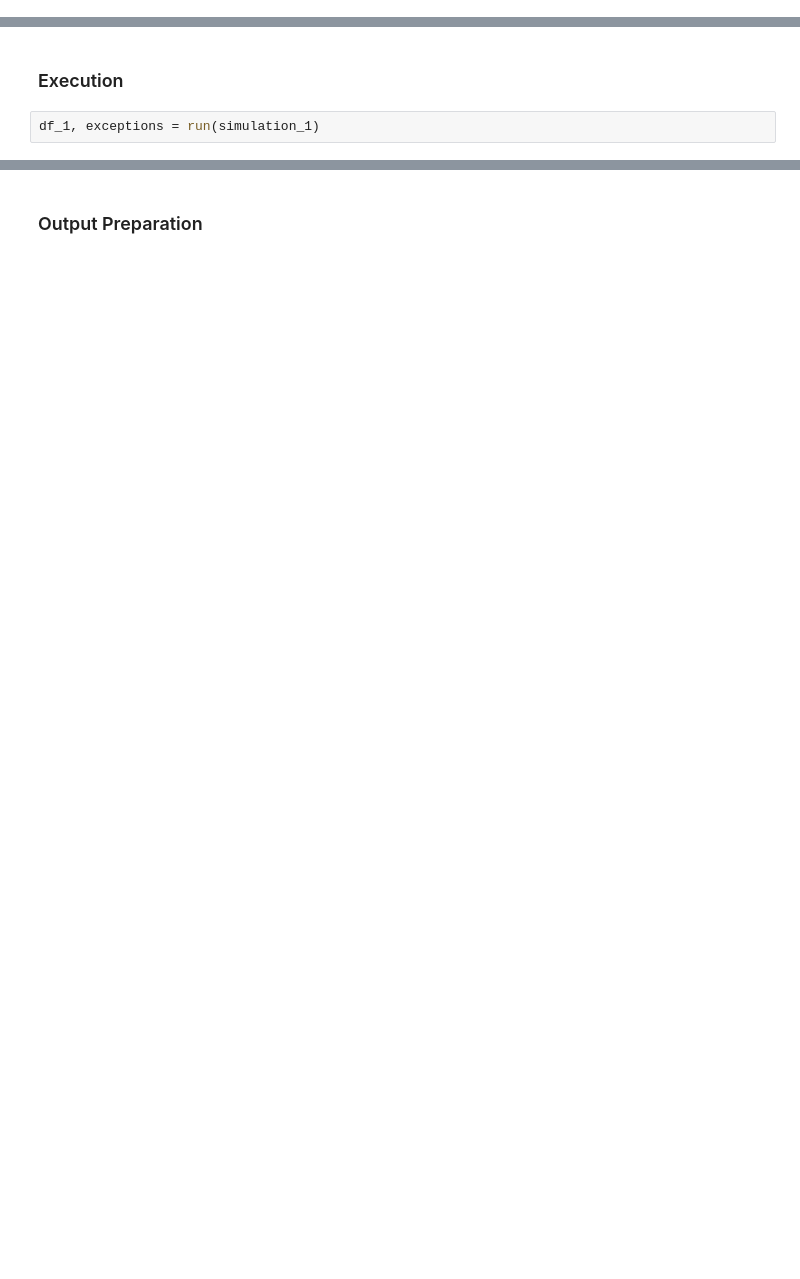
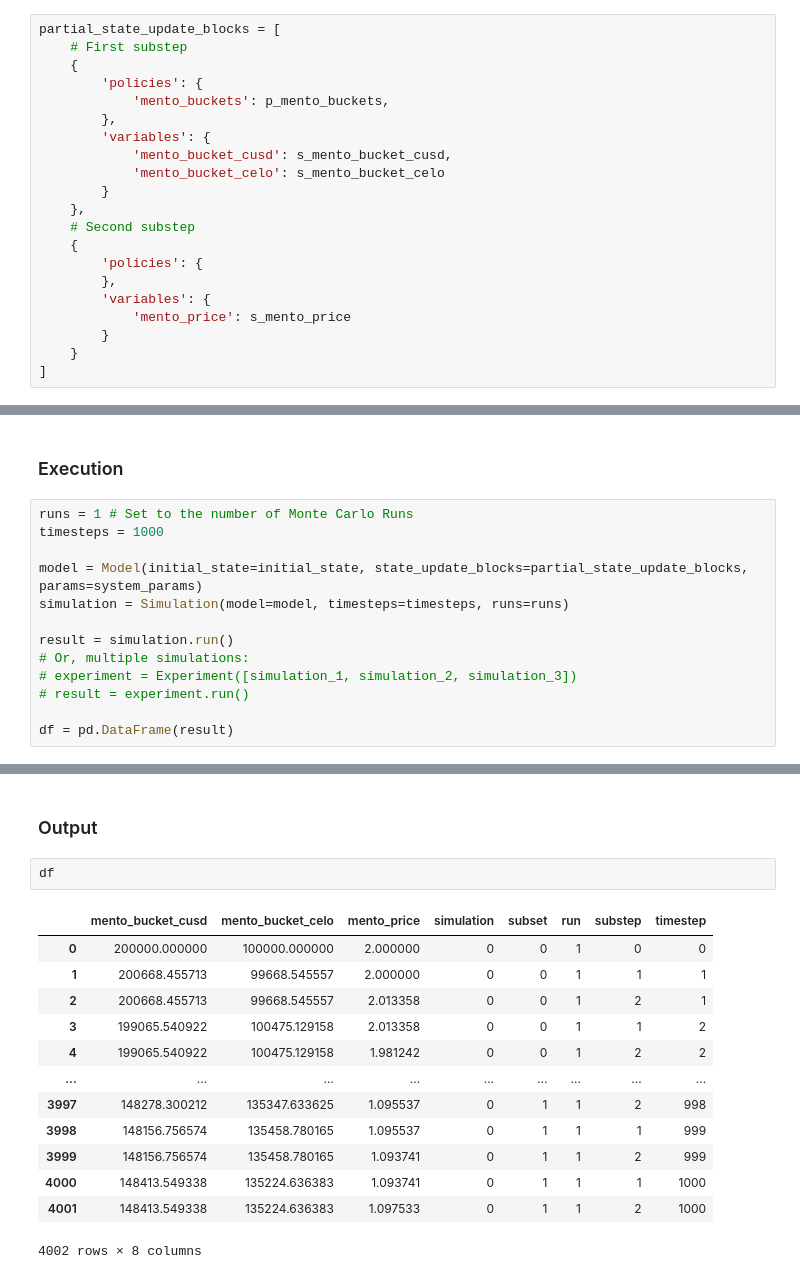
Before and after one commit to celo-org/mento2-model, a Jupyter notebook: experiments/notebooks/1_mento1_model_validation.ipynb, the cells around one changed output, grey strips where cells are left out. Drawn from its saved outputs; the diff is of its cells as text; blank space fills up the shorter version.

Commit message:
Random trading with Mento, no bucket updates, no oracles...

```diff
--- a/experiments/notebooks/1_mento1_model_validation.ipynb
+++ b/experiments/notebooks/1_mento1_model_validation.ipynb
@@ -112,0 +114,21 @@ simulation_1.model.params.update(parameter_overrides)
+# %%
+partial_state_update_blocks = [
+    # First substep
+    {
+        'policies': {
+            'mento_buckets': p_mento_buckets,
+        },
+        'variables': {
+            'mento_bucket_cusd': s_mento_bucket_cusd,
+            'mento_bucket_celo': s_mento_bucket_celo
+        }
+    },
+    # Second substep
+    {
+        'policies': {
+        },
+        'variables': {
+            'mento_price': s_mento_price
+        }
+    }
+]
@@ -113,4 +137,15 @@ simulation_1.model.params.update(parameter_overrides)
 # %% [markdown]
 ### Execution
 # %%
-df_1, exceptions = run(simulation_1)
+runs = 1 # Set to the number of Monte Carlo Runs
+timesteps = 1000
+
+model = Model(initial_state=initial_state, state_update_blocks=partial_state_update_blocks, params=system_params)
+simulation = Simulation(model=model, timesteps=timesteps, runs=runs)
+
+result = simulation.run()
+# Or, multiple simulations:
+# experiment = Experiment([simulation_1, simulation_2, simulation_3])
+# result = experiment.run()
+
+df = pd.DataFrame(result)
@@ -117,2 +154,18 @@ df_1, exceptions = run(simulation_1)
 # %% [markdown]
-### Output Preparation
+### Output
+# %%
+df
+# %% [output]
+|  | mento_bucket_cusd | mento_bucket_celo | mento_price | simulation | subset | run | substep | timestep |
+| 0 | 200000.000000 | 100000.000000 | 2.000000 | 0 | 0 | 1 | 0 | 0 |
+| 1 | 200668.455713 | 99668.545557 | 2.000000 | 0 | 0 | 1 | 1 | 1 |
+| 2 | 200668.455713 | 99668.545557 | 2.013358 | 0 | 0 | 1 | 2 | 1 |
+| 3 | 199065.540922 | 100475.129158 | 2.013358 | 0 | 0 | 1 | 1 | 2 |
+| 4 | 199065.540922 | 100475.129158 | 1.981242 | 0 | 0 | 1 | 2 | 2 |
+| ... | ... | ... | ... | ... | ... | ... | ... | ... |
+| 3997 | 148278.300212 | 135347.633625 | 1.095537 | 0 | 1 | 1 | 2 | 998 |
+| 3998 | 148156.756574 | 135458.780165 | 1.095537 | 0 | 1 | 1 | 1 | 999 |
+| 3999 | 148156.756574 | 135458.780165 | 1.093741 | 0 | 1 | 1 | 2 | 999 |
+| 4000 | 148413.549338 | 135224.636383 | 1.093741 | 0 | 1 | 1 | 1 | 1000 |
+| 4001 | 148413.549338 | 135224.636383 | 1.097533 | 0 | 1 | 1 | 2 | 1000 |
+4002 rows × 8 columns
```
Also changed, not shown: parts of 14 cells of this notebook.
